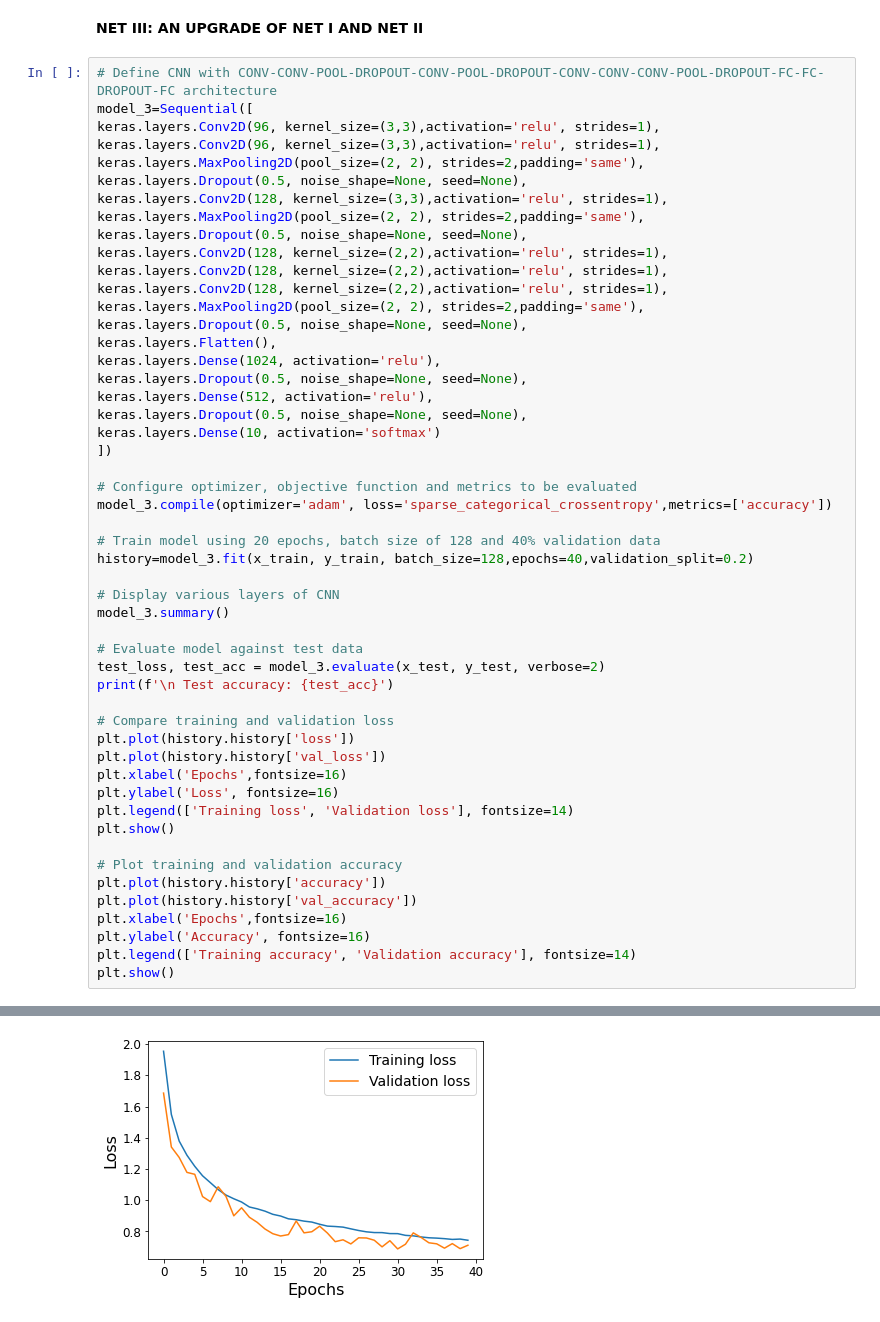
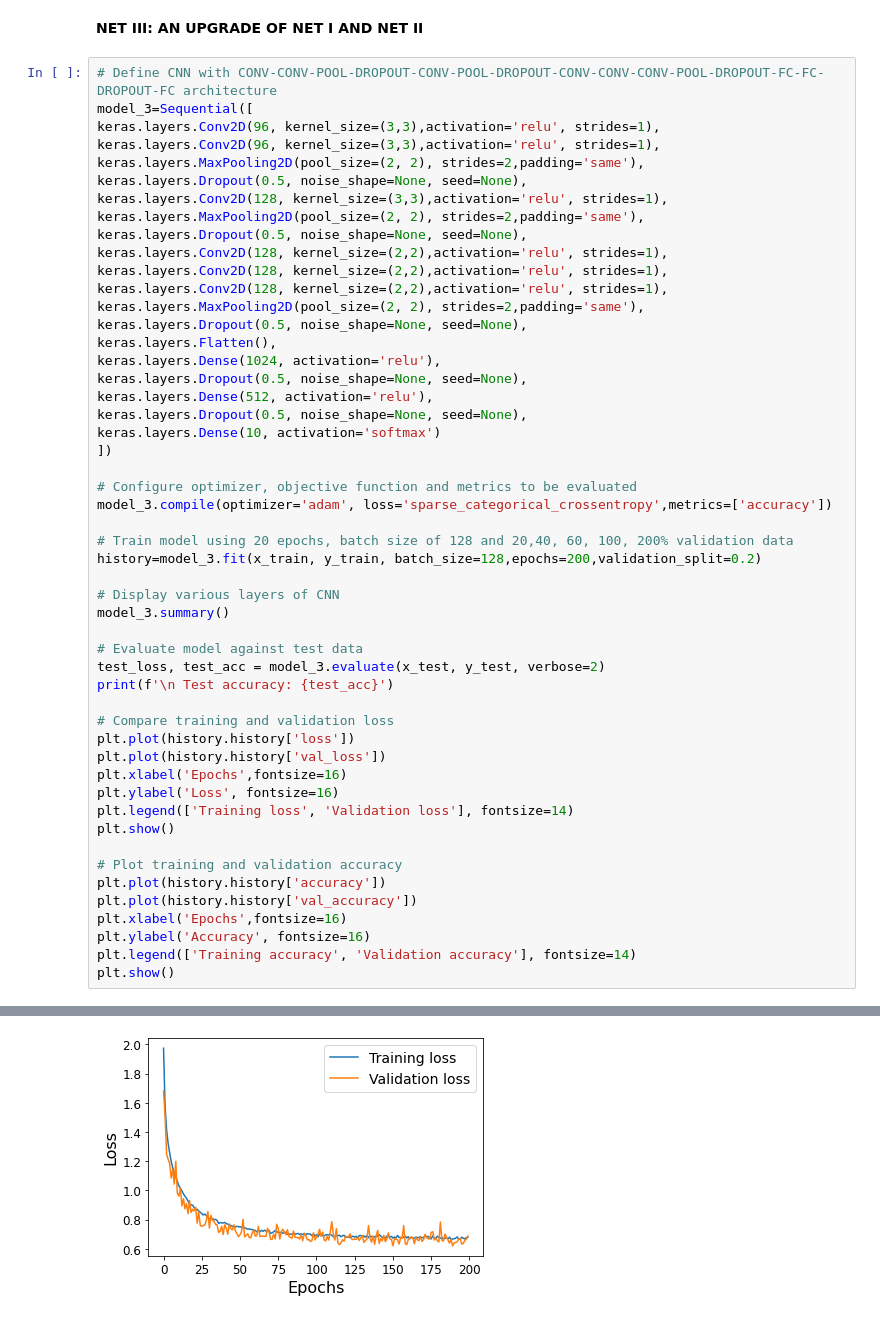
Before and after one commit to AjalaSunday/Neural-Networks-Fall-2021, a Jupyter notebook: Convolutional_Neural_Network_Implementation_for_Image_Classification_using_CIFAR_10_Dataset.ipynb, the cells around one changed output, grey strips where cells are left out. Cells and saved outputs as stored; diff of their text form.

```diff
--- a/Convolutional_Neural_Network_Implementation_for_Image_Classification_using_CIFAR_10_Dataset.ipynb
+++ b/Convolutional_Neural_Network_Implementation_for_Image_Classification_using_CIFAR_10_Dataset.ipynb
@@ -195,8 +195,8 @@ keras.layers.Dense(10, activation='softmax')
 # Configure optimizer, objective function and metrics to be evaluated
 model_3.compile(optimizer='adam', loss='sparse_categorical_crossentropy',metrics=['accuracy'])
 
-# Train model using 20 epochs, batch size of 128 and 40% validation data
-history=model_3.fit(x_train, y_train, batch_size=128,epochs=40,validation_split=0.2)
+# Train model using 20 epochs, batch size of 128 and 20,40, 60, 100, 200% validation data
+history=model_3.fit(x_train, y_train, batch_size=128,epochs=200,validation_split=0.2)
 
 # Display various layers of CNN
 model_3.summary()
@@ -241 +241 @@ _________________________________________________________________
-[figure, old version]
+[figure, new version]
```
Also changed, not shown: parts of 2 cells of this notebook.
